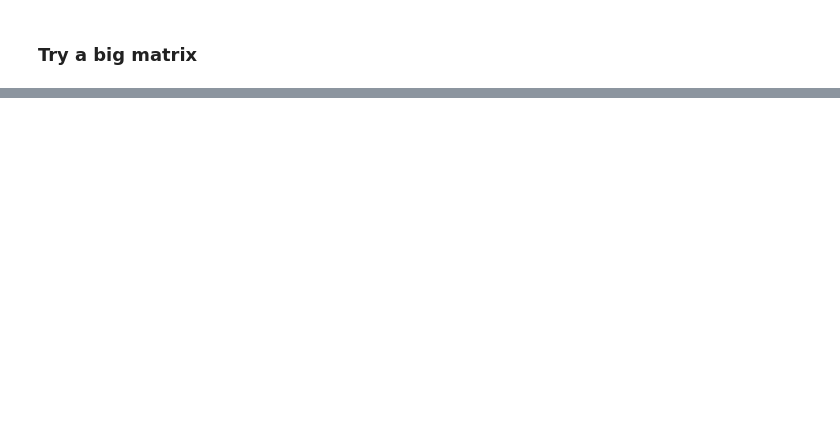
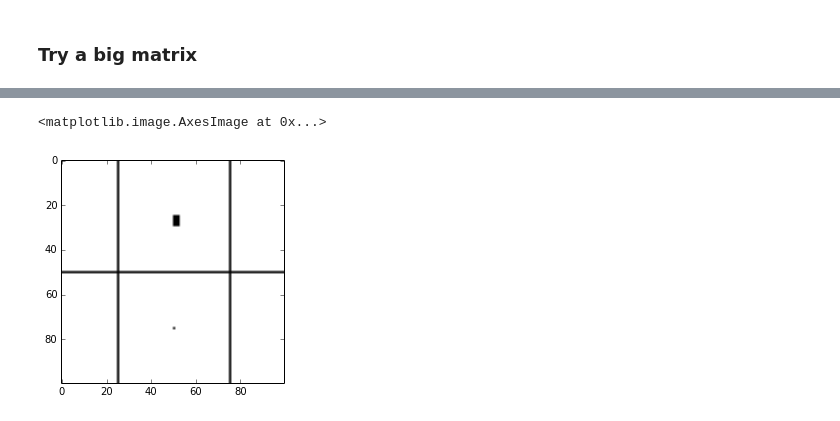
Before and after one commit to cranmer/look-elsewhere-2d, a Jupyter notebook: examples_from_paper.ipynb, the cells around one changed output, grey strips where cells are left out. Saved outputs shown, nothing was run; the diff lists cells and outputs as text; code cells hidden in the pictures; blank space fills up the shorter version.

```diff
--- a/examples_from_paper.ipynb
+++ b/examples_from_paper.ipynb
@@ -128 +122,8 @@ calculate_euler_characteristic(randMatrix)
 [figure]
+# %%
+#remove a single pixel hole
+randMatrix[75,50]=0
+plt.imshow(randMatrix,cmap='gray')
+# %% [output]
+<matplotlib.image.AxesImage at 0x...>
+[figure, added]
```
Also changed, not shown: parts of 6 cells of this notebook, 9 other files.
